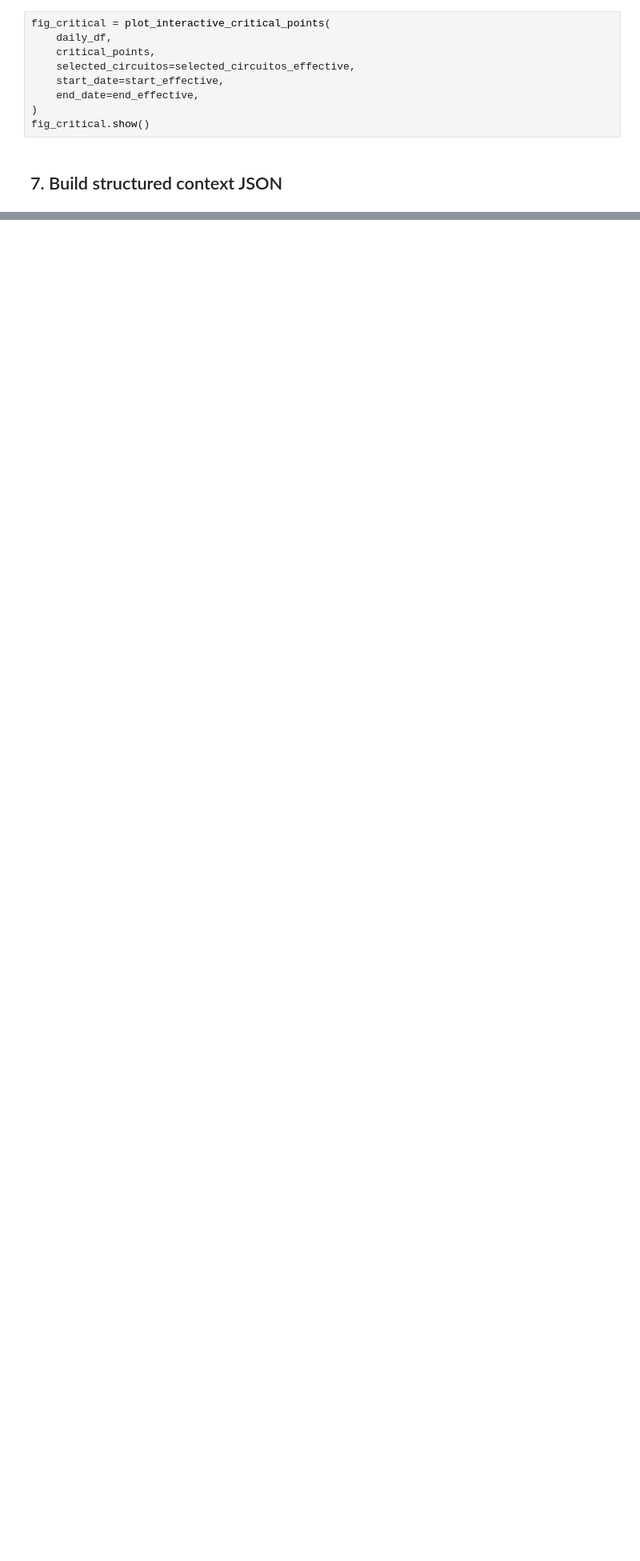
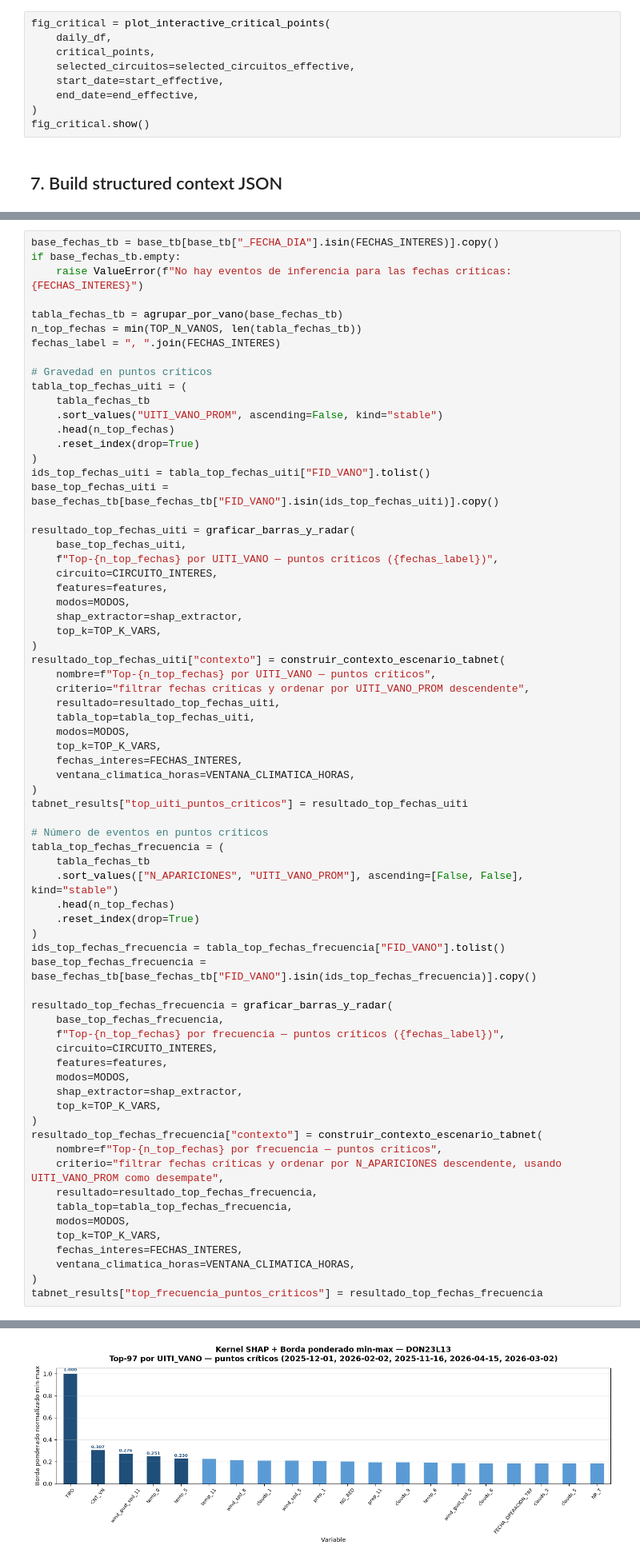
Before and after one commit to amalvarezme/chec-local-uiti-vano-interpreter, a Jupyter notebook: notebooks/02_local_uiti_vano_interpretability_v3.ipynb, the cells around one changed output, grey strips where cells are left out. Shown at 80% size. Cells and saved outputs as stored; diff of their text form; blank space fills up the shorter version.

```diff
--- a/notebooks/02_local_uiti_vano_interpretability_v3.ipynb
+++ b/notebooks/02_local_uiti_vano_interpretability_v3.ipynb
@@ -324,0 +578,71 @@ print(json.dumps({
+# %%
+base_fechas_tb = base_tb[base_tb["_FECHA_DIA"].isin(FECHAS_INTERES)].copy()
+if base_fechas_tb.empty:
+    raise ValueError(f"No hay eventos de inferencia para las fechas críticas: {FECHAS_INTERES}")
+
+tabla_fechas_tb = agrupar_por_vano(base_fechas_tb)
+n_top_fechas = min(TOP_N_VANOS, len(tabla_fechas_tb))
+fechas_label = ", ".join(FECHAS_INTERES)
+
+# Gravedad en puntos críticos
+tabla_top_fechas_uiti = (
+    tabla_fechas_tb
+    .sort_values("UITI_VANO_PROM", ascending=False, kind="stable")
+    .head(n_top_fechas)
+    .reset_index(drop=True)
+)
+ids_top_fechas_uiti = tabla_top_fechas_uiti["FID_VANO"].tolist()
+base_top_fechas_uiti = base_fechas_tb[base_fechas_tb["FID_VANO"].isin(ids_top_fechas_uiti)].copy()
+
+resultado_top_fechas_uiti = graficar_barras_y_radar(
+    base_top_fechas_uiti,
+    f"Top-{n_top_fechas} por UITI_VANO — puntos críticos ({fechas_label})",
+    circuito=CIRCUITO_INTERES,
+    features=features,
+    modos=MODOS,
+    shap_extractor=shap_extractor,
+    top_k=TOP_K_VARS,
+)
+resultado_top_fechas_uiti["contexto"] = construir_contexto_escenario_tabnet(
+    nombre=f"Top-{n_top_fechas} por UITI_VANO — puntos críticos",
+    criterio="filtrar fechas críticas y ordenar por UITI_VANO_PROM descendente",
+    resultado=resultado_top_fechas_uiti,
+    tabla_top=tabla_top_fechas_uiti,
+    modos=MODOS,
+    top_k=TOP_K_VARS,
+    fechas_interes=FECHAS_INTERES,
+    ventana_climatica_horas=VENTANA_CLIMATICA_HORAS,
+)
+tabnet_results["top_uiti_puntos_criticos"] = resultado_top_fechas_uiti
+
+# Número de eventos en puntos críticos
+tabla_top_fechas_frecuencia = (
+    tabla_fechas_tb
+    .sort_values(["N_APARICIONES", "UITI_VANO_PROM"], ascending=[False, False], kind="stable")
+    .head(n_top_fechas)
+    .reset_index(drop=True)
+)
+ids_top_fechas_frecuencia = tabla_top_fechas_frecuencia["FID_VANO"].tolist()
+base_top_fechas_frecuencia = base_fechas_tb[base_fechas_tb["FID_VANO"].isin(ids_top_fechas_frecuencia)].copy()
+
+resultado_top_fechas_frecuencia = graficar_barras_y_radar(
+    base_top_fechas_frecuencia,
+    f"Top-{n_top_fechas} por frecuencia — puntos críticos ({fechas_label})",
+    circuito=CIRCUITO_INTERES,
+    features=features,
+    modos=MODOS,
+    shap_extractor=shap_extractor,
+    top_k=TOP_K_VARS,
+)
+resultado_top_fechas_frecuencia["contexto"] = construir_contexto_escenario_tabnet(
+    nombre=f"Top-{n_top_fechas} por frecuencia — puntos críticos",
+    criterio="filtrar fechas críticas y ordenar por N_APARICIONES descendente, usando UITI_VANO_PROM como desempate",
+    resultado=resultado_top_fechas_frecuencia,
+    tabla_top=tabla_top_fechas_frecuencia,
+    modos=MODOS,
+    top_k=TOP_K_VARS,
+    fechas_interes=FECHAS_INTERES,
+    ventana_climatica_horas=VENTANA_CLIMATICA_HORAS,
+)
+tabnet_results["top_frecuencia_puntos_criticos"] = resultado_top_fechas_frecuencia
+# %% [output]
@@ -324,0 +650 @@ print(json.dumps({
+[figure, added]
```
Also changed, not shown: parts of 33 cells of this notebook, 35 other files.
